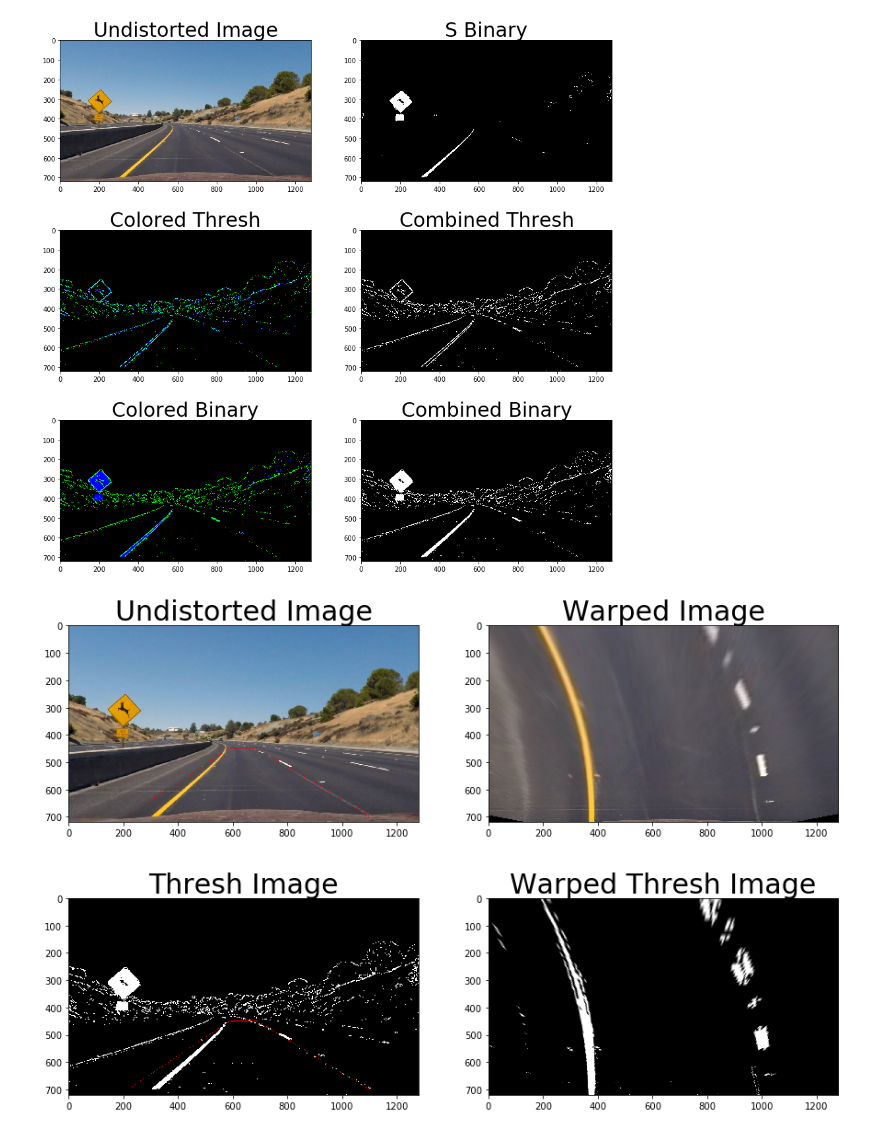
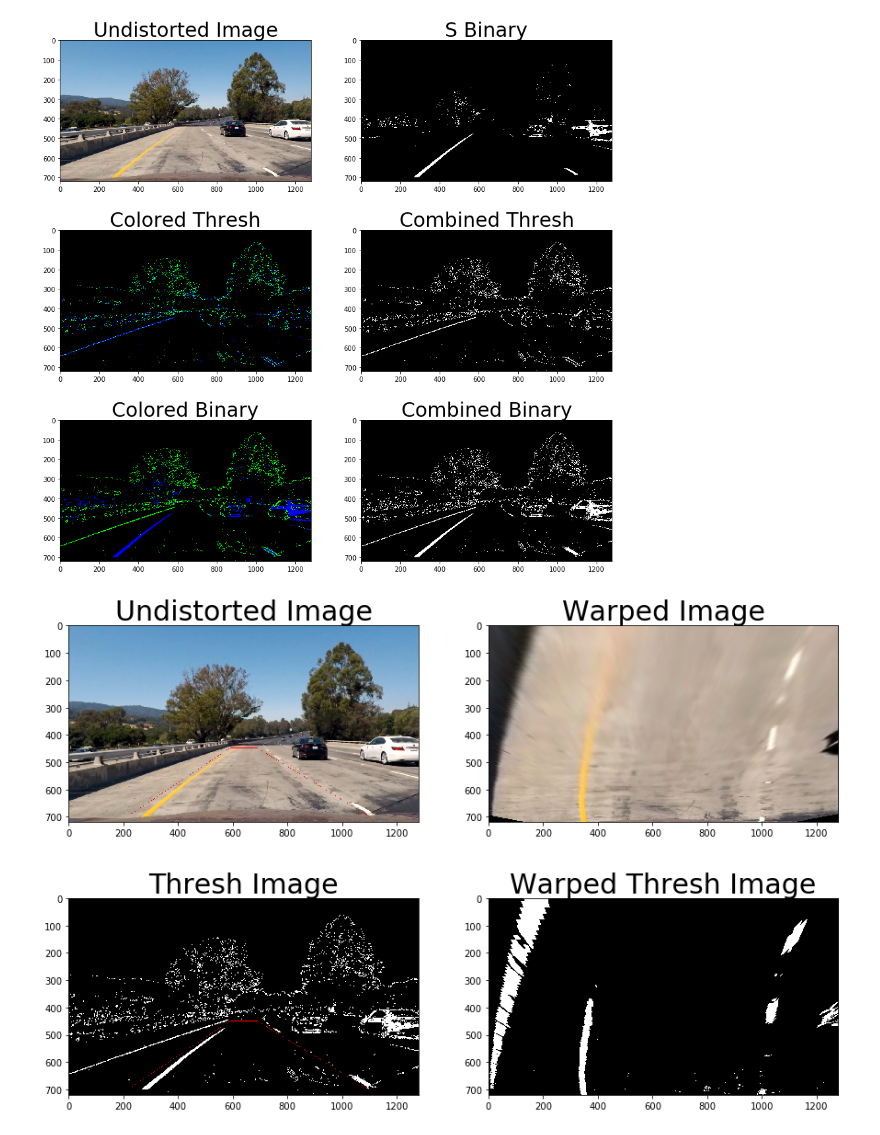
Before and after one commit to LukeHong/Advanced-line-detect, a Jupyter notebook: Line Detect.ipynb, the cells around one changed output. Cells and saved outputs as stored; diff of their text form; code cells hidden in the pictures.

Commit message:
Process video

```diff
--- a/Line Detect.ipynb
+++ b/Line Detect.ipynb
@@ -256,9 +269,9 @@ def plot_poly_orig(fitl, fitr, M, img):
 mtx, dist = camera_calibration()
 # %%
 #img = cv2.imread('test_images/straight_lines1.jpg')
-img = cv2.imread('test_images/test2.jpg')
+img = cv2.imread('test_images/test1.jpg')
 
-undistort, color_thresh, thresh, s_binary, colored, binary = process(img, mtx, dist, sobel_kernel=5)
+undistort, color_thresh, thresh, s_binary, colored, binary = process(img, mtx, dist, sobel_kernel=7)
 
 f, ((ax1, ax2), (ax3, ax4), (ax5, ax6)) = plt.subplots(3, 2, figsize=(15,15))
 ax1.imshow(undistort)
@@ -273,39 +286,38 @@ ax4.set_title('Combined Thresh', fontsize=30)
 
 ax5.imshow(colored)
 ax5.set_title('Colored Binary', fontsize=30)
-ax6.imshow(dst, cmap='gray')
+ax6.imshow(binary, cmap='gray')
 ax6.set_title('Combined Binary', fontsize=30)
 
 f.savefig('examples/process.png')
 # %% [output]
-[figure, old version]
+[figure, new version]
 # %%
 img_size = (img.shape[1], img.shape[0])
 offset = 300
 src = np.float32([[215, 700], [590, 450], [690, 450], [1100, 700]])
 dst = np.float32([[offset, img_size[1]],
                     [offset, 0],
                     [img_size[0]-offset, 0],
                     [img_size[0]-offset, img_size[1]]])
 
 warp_M, unwarp_M = get_perspective_M(src, dst)
 
 
 focus, warped = warp(undistort, src, warp_M)
-template = np.dstack([binary,binary,binary])*255
-thresh, warped_line = warp(template, src, warp_M)
+thresh, warped_line = warp(binary, src, warp_M)
 
 f, ((ax1, ax2), (ax3, ax4)) = plt.subplots(2, 2, figsize=(15, 10))
 ax1.imshow(focus)
 ax1.set_title('Undistorted Image', fontsize=30)
 ax2.imshow(warped)
 ax2.set_title('Warped Image', fontsize=30)
 
 ax3.imshow(thresh)
 ax3.set_title('Thresh Image', fontsize=30)
 ax4.imshow(warped_line, cmap='gray')
 ax4.set_title('Warped Thresh Image', fontsize=30)
 f.savefig('examples/warp.png')
 # %% [output]
-[figure, old version]
+[figure, new version]
 # %%
```
Also changed, not shown: parts of 4 cells of this notebook, 14 other files.
